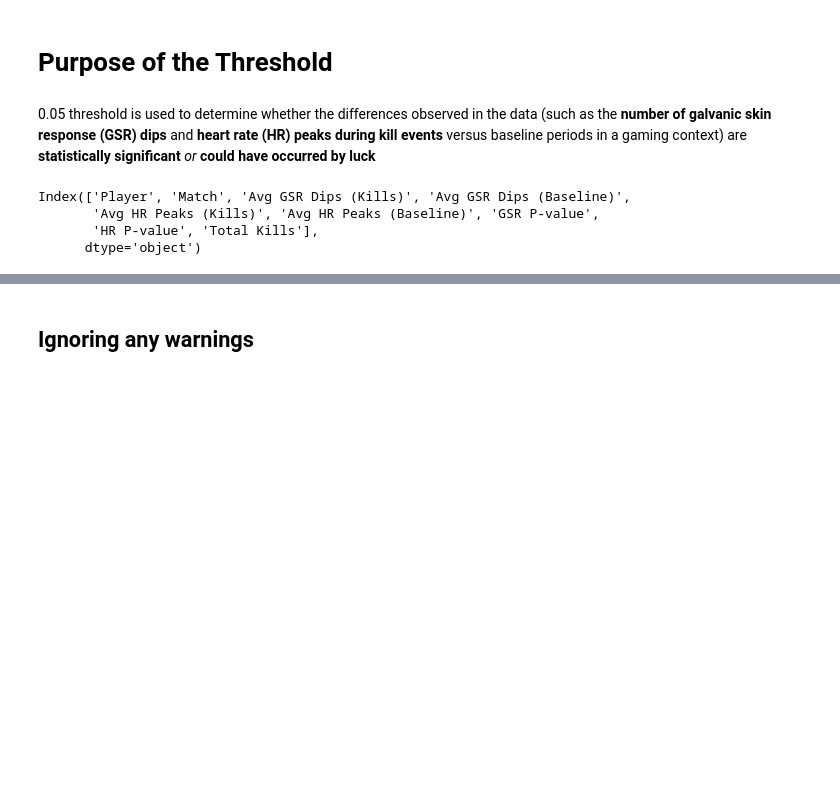
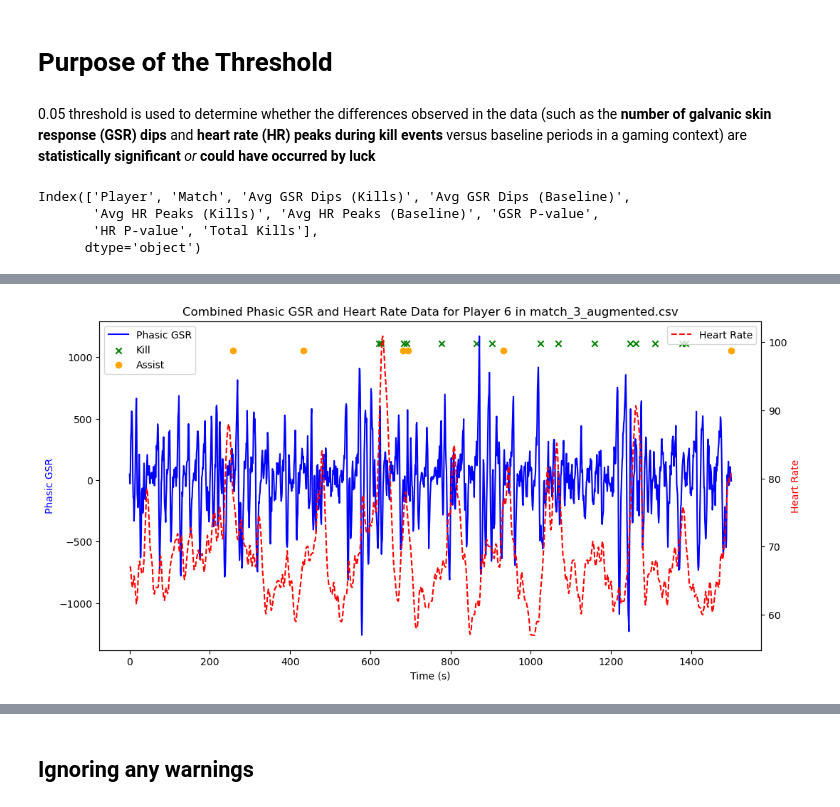
Before and after one commit to narenkhatwani/analysis-of-physiological-responses, a Jupyter notebook: code/League_of_Legends_Data.ipynb, the cells around one changed output, grey strips where cells are left out. Drawn from its saved outputs; the diff is of its cells as text; code cells hidden in the pictures; blank space fills up the shorter version.

```diff
--- a/code/League_of_Legends_Data.ipynb
+++ b/code/League_of_Legends_Data.ipynb
@@ -1561,0 +1793,20 @@ Sorted DataFrame for match_6_augmented.csv:
+# %%
+# Initialize counters for each category
+gsr_count = 0
+hr_count = 0
+both_count = 0
+
+# Iterate through each DataFrame in the dictionary
+for match_df in match_dataframes.values():
+    for index, row in match_df.iterrows():
+        if row['Significant Parameters'] == 'GSR':
+            gsr_count += 1
+        elif row['Significant Parameters'] == 'HR':
+            hr_count += 1
+        elif row['Significant Parameters'] == 'GSR, HR':
+            both_count += 1
+
+# Print the results
+print(f"Cases with only GSR significant: {gsr_count}")
+print(f"Cases with only HR significant: {hr_count}")
+print(f"Cases with both GSR and HR significant: {both_count}")
@@ -1561,0 +1819,74 @@ Sorted DataFrame for match_6_augmented.csv:
+# %%
+import matplotlib.pyplot as plt
+
+# Assuming this script is part of a Jupyter Notebook
+%matplotlib inline
+
+# Specify the matches you want to analyze
+selected_matches = [
+    'match_3_augmented.csv',
+    'match_5_augmented.csv',
+    'match_8_augmented.csv',
+    'match_9_augmented.csv',
+    'match_15_augmented.csv'
+]
+
+for match_name, df in match_dataframes.items():
+    # Skip matches not in the selected list
+    if match_name not in selected_matches:
+        continue
+
+    if not df.empty:
+        print(f"Data for {match_name}:")
+        display(df)  # Display the DataFrame
+
+        base_directory = '../data/script_merge_data/augmented_match_data/'
+        df_full = pd.read_csv(base_directory + match_name)
+
+        # Sort players by significance of their results, prefer lower p-values for GSR and then HR
+        df_sorted = df.sort_values(by=['GSR P-value', 'HR P-value'], ascending=True)
+
+        count = 0  # To keep track of how many players we have visualized
+
+        for index, row in df_sorted.iterrows():
+            if count >= 2:  # Stop after visualizing two players
+                break
+
+            player_id = row['Player']
+            df_player = df_full[df_full['player_id'] == player_id]
+
+            if 'gsr/gsr' in df_player.columns and 'heart_rate/heart_rate' in df_player.columns and not df_player.empty:
+                time = df_player['time'] - df_player['time'].iloc[0]
+                gsr_phasic = extract_phasic(df_player['gsr/gsr'].values)
+                hr_data = df_player['heart_rate/heart_rate'].values
+
+                # Setup the plot with two y-axes
+                fig, ax1 = plt.subplots(figsize=(12, 6))
+
+                ax2 = ax1.twinx()  # instantiate a second axes that shares the same x-axis
+                ax1.plot(time, gsr_phasic, label='Phasic GSR', color='blue')
+                ax2.plot(time, hr_data, label='Heart Rate', color='red', linestyle='--')
+
+                # Mark kill and assist events
+                kills = df_player[df_player['kill'] > 0]['time'] - df_player['time'].iloc[0]
+                assists = df_player[df_player['assist'] > 0]['time'] - df_player['time'].iloc[0]
+                ax1.scatter(kills, [np.max(gsr_phasic) * 0.95] * len(kills), label='Kill', color='green', marker='x')
+                ax1.scatter(assists, [np.max(gsr_phasic) * 0.9] * len(assists), label='Assist', color='orange', marker='o')
+
+                ax1.set_xlabel('Time (s)')
+                ax1.set_ylabel('Phasic GSR', color='blue')
+                ax2.set_ylabel('Heart Rate', color='red')
+
+                # Add legends
+                ax1.legend(loc='upper left')
+                ax2.legend(loc='upper right')
+
+                plt.title(f'Combined Phasic GSR and Heart Rate Data for Player {player_id} in {match_name}')
+                plt.show()
+
+                count += 1  # Increment the counter as we have successfully visualized this player
+            else:
+                print(f"No GSR or Heart Rate data available for Player {player_id} in {match_name}.")
+    else:
+        print(f"No data available for {match_name}.")
+# %% [output]
@@ -1561,0 +1903 @@ Sorted DataFrame for match_6_augmented.csv:
+[figure, added]
```
Also changed, not shown: parts of 20 cells of this notebook, 50 other files.
